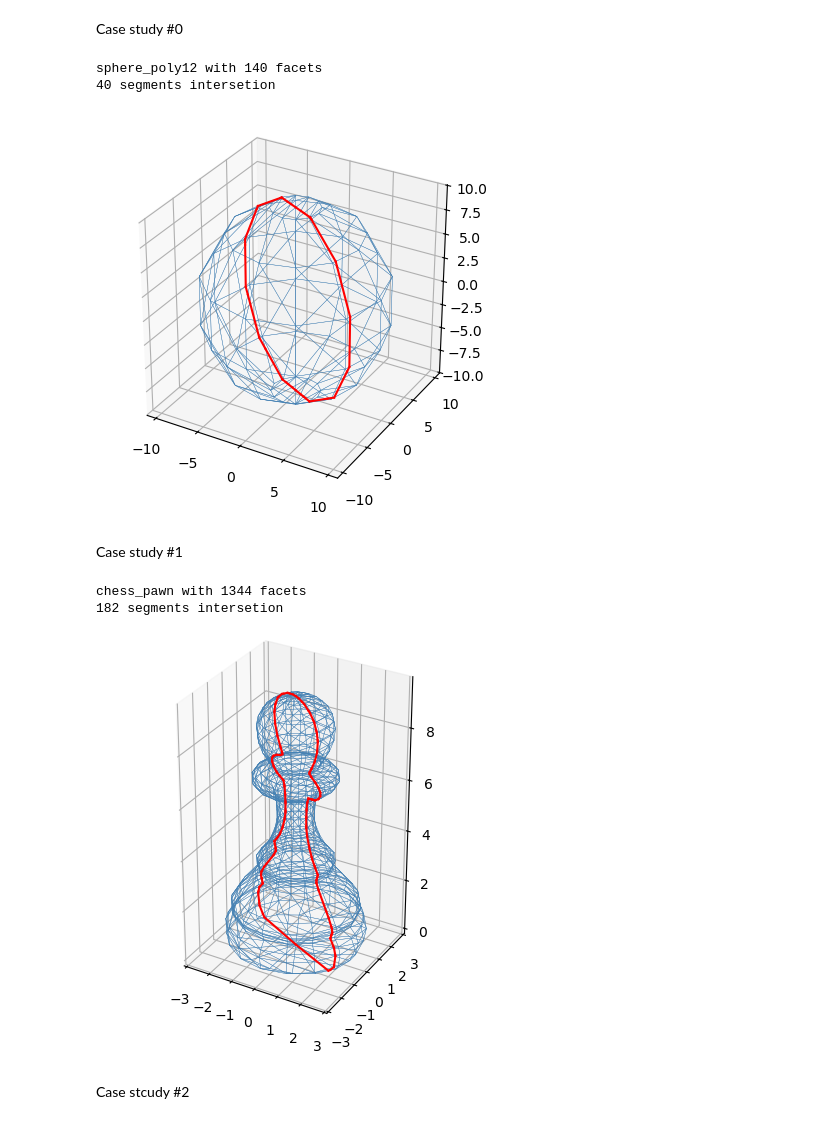
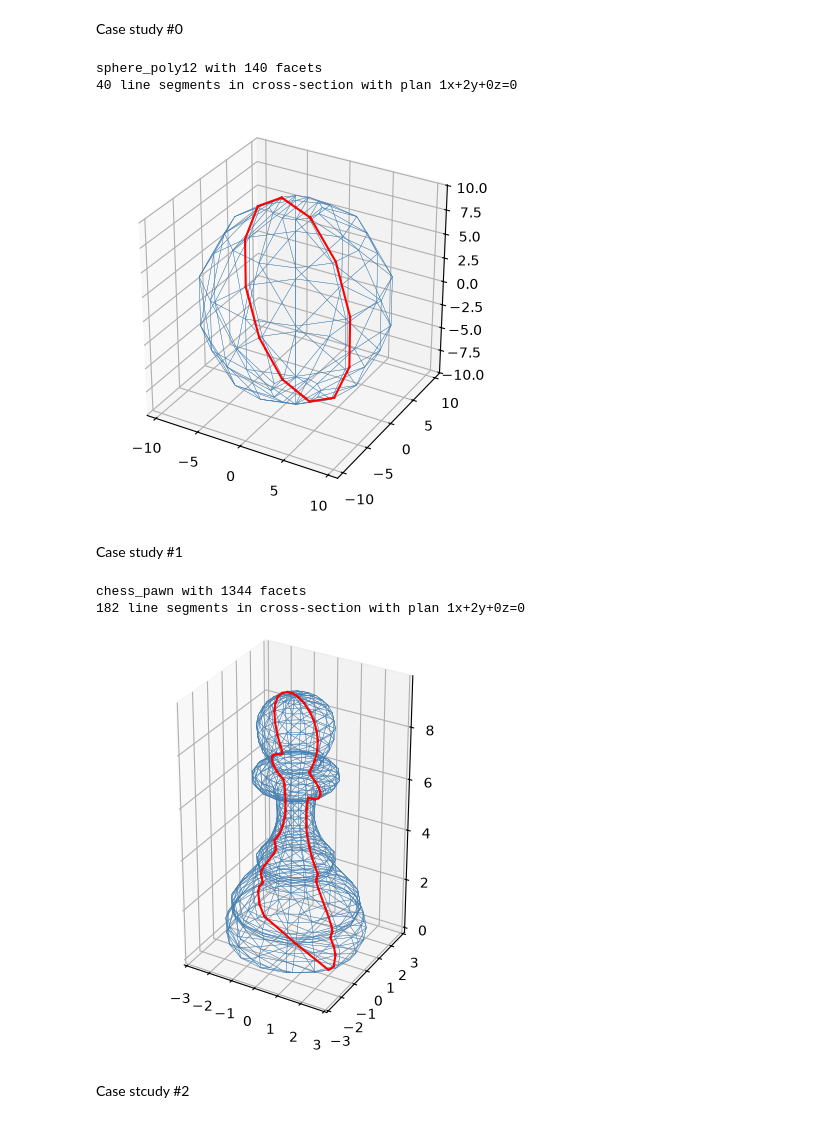
Before and after one commit to M2-AMSS/PoC_python_lab, a Jupyter notebook: AMSS_PoC_python_lab_answer_keys.ipynb, the cells around one changed output. Saved outputs shown, nothing was run; the diff lists cells and outputs as text; code cells hidden in the pictures.

```diff
--- a/AMSS_PoC_python_lab_answer_keys.ipynb
+++ b/AMSS_PoC_python_lab_answer_keys.ipynb
@@ -357,7 +364,22 @@ IPython.display.display(fig)
 
 `solid`, `a`, `b`, `c` and `d` are dictionnary where keys are number of study case and values are respectivement a Solid and parameters of plan equation $ax + bx + cy = d$
 # %%
-solid, a, b, c, d = {}, {}, {}, {}, {}
+from dataclasses import dataclass
+
+@dataclass
+class Plan:
+    a: float
+    b: float
+    c: float
+    d: float
+
+@dataclass
+class Experiment:
+    solid: my_stl_module.Solid
+    plan: Plan
+    nb_line_segments: int
+
+experiments = []
 # %% [markdown]
 The following function, `plot_intersection()` display interscetion of case studies.
 # %%
@@ -383,29 +448,25 @@ def plot_intersection(solid, a, b, c, d):
 # %% [markdown]
 Case study #0
 # %%
-i = 0
 file_name= "dataset/sphere_poly12/sphere_poly12ascii.stl"
-solid[i] = my_stl_module.Solid(file_name=file_name)
-print(solid[i])
-a[i], b[i], c[i], d[i] = 1, 2, 0, 0
-plot_intersection(solid[i], a[i], b[i], c[i], d[i])
+experiments.append(
+    intersection_experiment(file_name, 1, 2, 0, 0)
+)
 # %% [output]
 sphere_poly12 with 140 facets
-40 segments intersetion
+40 line segments in cross-section with plan 1x+2y+0z=0
-[figure, old version]
+[figure, new version]
 # %% [markdown]
 Case study #1
 # %%
-i = 1
 file_name = "dataset/chess_pawn/chess_pawn_ascii.stl"
-solid[i] = my_stl_module.Solid(file_name=file_name)
-print(solid[i])
-a[i], b[i], c[i], d[i] = 1, 2, 0, 0
-plot_intersection(solid[i], a[i], b[i], c[i], d[i])
+experiments.append(
+    intersection_experiment(file_name, 1, 2, 0, 0)
+)
 # %% [output]
 chess_pawn with 1344 facets
-182 segments intersetion
+182 line segments in cross-section with plan 1x+2y+0z=0
-[figure, old version]
+[figure, new version]
 # %% [markdown]
 Case stcudy #2
 # %%
```
Also changed, not shown: parts of 44 cells of this notebook.
